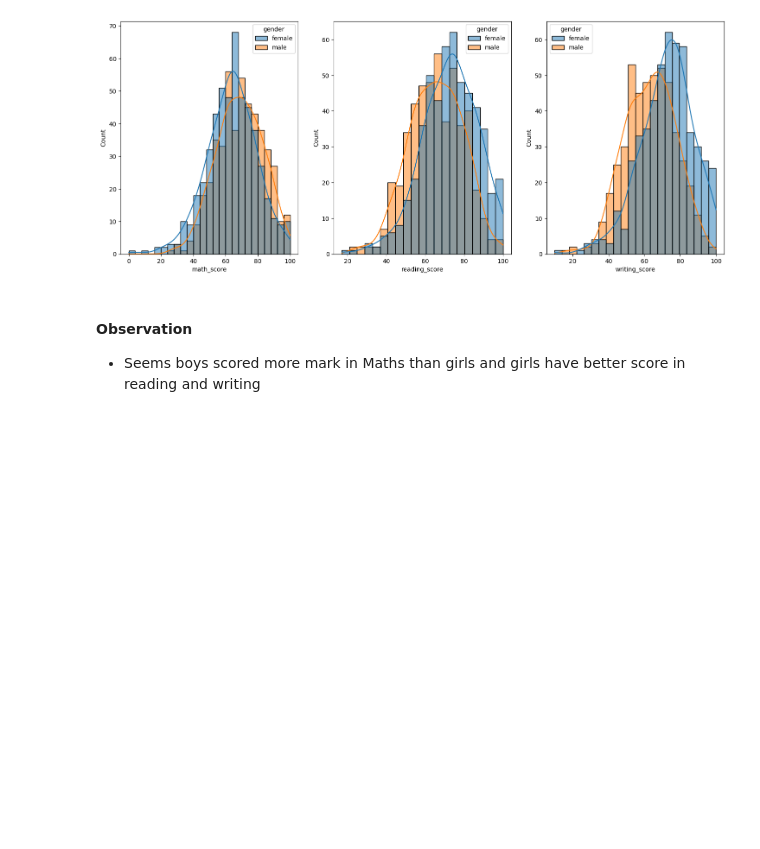
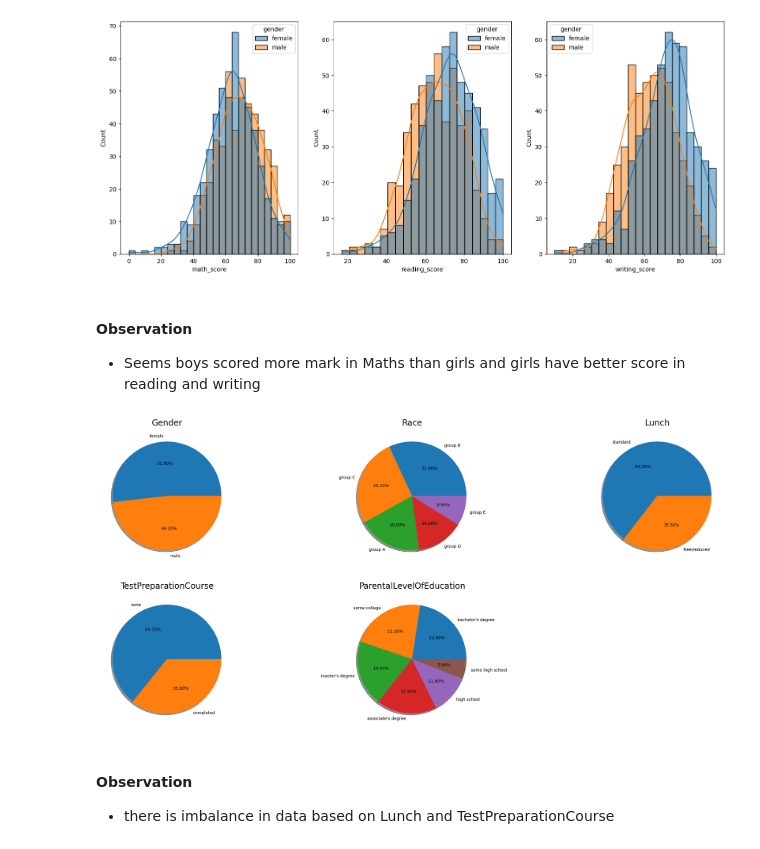
Before and after one commit to aakashpokkanayil/mlproject, a Jupyter notebook: notebook/EDA STUDENT PERFORMANCE .ipynb, the cells around one changed output. Saved outputs shown, nothing was run; the diff lists cells and outputs as text; code cells hidden in the pictures; blank space fills up the shorter version.

```diff
--- a/notebook/EDA STUDENT PERFORMANCE .ipynb
+++ b/notebook/EDA STUDENT PERFORMANCE .ipynb
@@ -297,3 +297,29 @@ plt.show()
 # %% [markdown]
 #### Observation
 - Seems boys scored more mark in Maths than girls and girls have better score in reading and writing
+# %%
+plt.figure(figsize=(30,13))
+plt.subplot(2,3,1)
+plt.pie(x=df.gender.value_counts(),labels=['female','male'],shadow=True, autopct='%1.2f%%')
+plt.title('Gender', fontsize = 20)
+plt.subplot(2,3,2)
+plt.pie(df.race_ethnicity.value_counts(),labels=df.race_ethnicity.unique(),shadow=True, autopct='%1.2f%%')
+plt.title('Race', fontsize = 20)
+plt.subplot(2,3,3)
+plt.pie(df.lunch.value_counts(),labels=df.lunch.unique(),shadow=True, autopct='%1.2f%%')
+plt.title('Lunch', fontsize = 20)
+plt.subplot(2,3,4)
+plt.pie(df.test_preparation_course.value_counts(),labels=df.test_preparation_course.unique(),shadow=True, autopct='%1.2f%%')
+plt.title('TestPreparationCourse', fontsize = 20)
+plt.subplot(2,3,5)
+plt.pie(df.parental_level_of_education.value_counts(),labels=df.parental_level_of_education.unique(),shadow=True, autopct='%1.2f%%')
+plt.title('ParentalLevelOfEducation', fontsize = 20)
+
+#plt.tight_layout()
+#plt.grid()
+plt.show()
+# %% [output]
+[figure, added]
+# %% [markdown]
+#### Observation
+- there is imbalance in data based on Lunch and TestPreparationCourse
```
Also changed, not shown: parts of 9 cells of this notebook, 13 other files.
